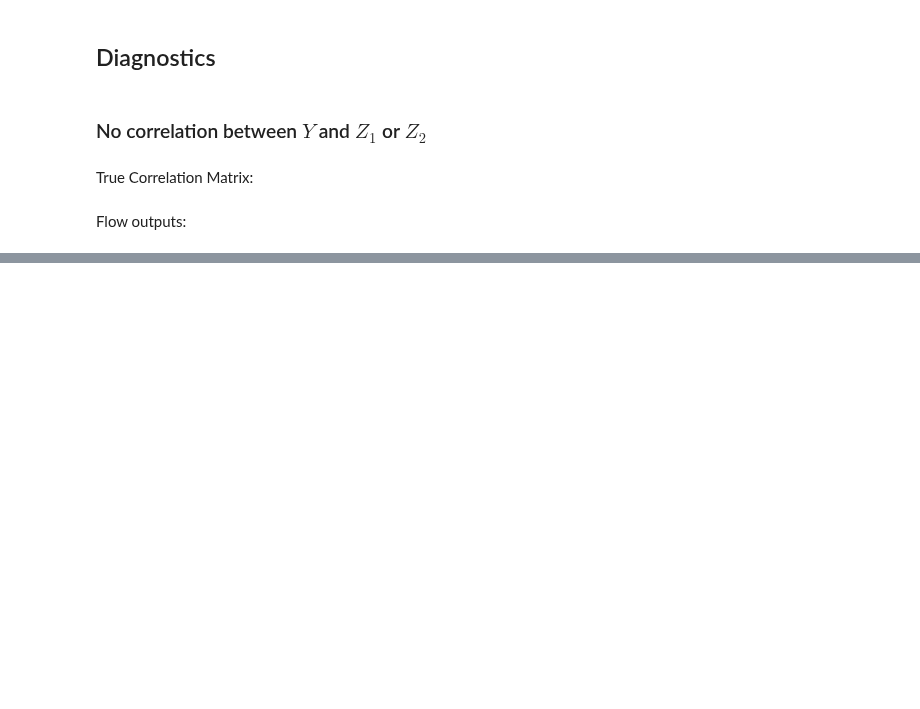
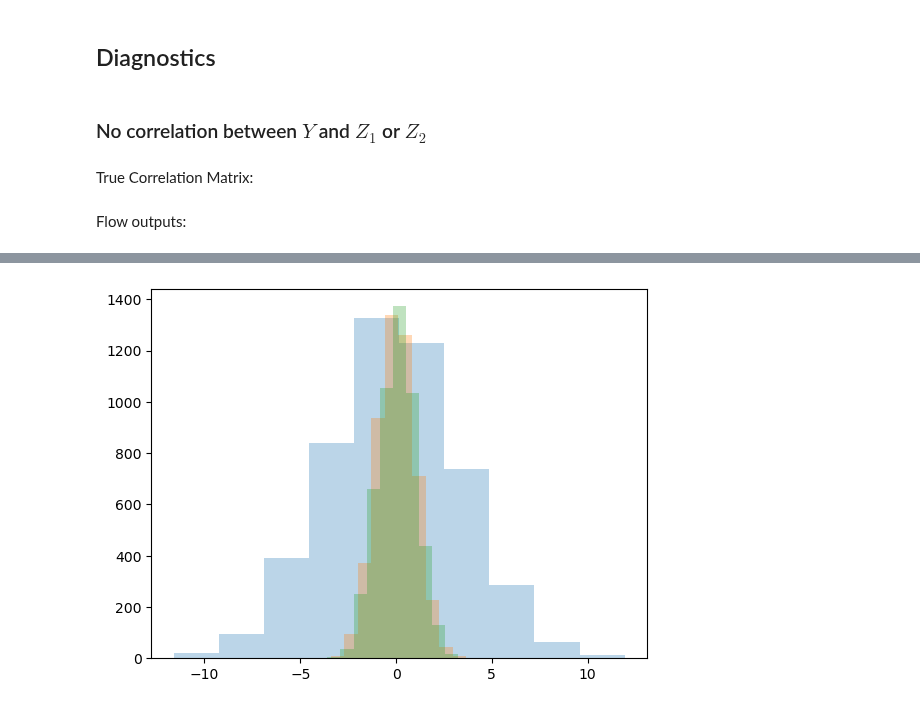
Before and after one commit to llaurabatt/frugal-flows, a Jupyter notebook: validation/Mixed_Data_Frugal_Flows.ipynb, the cells around one changed output, grey strips where cells are left out. Saved outputs shown, nothing was run; the diff lists cells and outputs as text; code cells hidden in the pictures; blank space fills up the shorter version.

```diff
--- a/validation/Mixed_Data_Frugal_Flows.ipynb
+++ b/validation/Mixed_Data_Frugal_Flows.ipynb
@@ -283,0 +418,17 @@ plt.show()
+# %%
+frugal_flow, losses = train_frugal_flow(key=jr.PRNGKey(1),
+    y=Y,
+    u_z=u_z,
+    # u_z=res['u_z_cont'],
+    learning_rate=5e-3,
+    RQS_knots=10,
+    flow_layers=8,
+    nn_width=10,
+    nn_depth=8,
+    batch_size=200,
+    max_patience=100,
+    max_epochs=10000,
+    condition=X
+ )
+# %%
+return_fits(frugal_flow)
@@ -283,0 +443,4 @@ plt.show()
+# %%
+keys = jr.split(jr.PRNGKey(0), 3)
+frugal_flow_samples_0 = frugal_flow.sample(keys[0], condition=jnp.zeros((5000,1))) #
+frugal_flow_samples_1 = frugal_flow.sample(keys[1], condition=jnp.ones((5000,1))) #
@@ -283,0 +449,3 @@ plt.show()
+# %%
+frugal_flow_samples_0 = frugal_flow_samples_0.at[:, 1:].set(jax.scipy.special.ndtri(frugal_flow_samples_0[:, 1:]))
+frugal_flow_samples_1 = frugal_flow_samples_1.at[:, 1:].set(jax.scipy.special.ndtri(frugal_flow_samples_1[:, 1:]))
@@ -283,0 +486,6 @@ plt.show()
+# %%
+plt.hist(frugal_flow_samples_0[:,0], alpha=0.3);
+plt.hist(frugal_flow_samples_0[:,1], alpha=0.3);
+plt.hist(frugal_flow_samples_0[:,2], alpha=0.3);
+# %% [output]
+[figure, added]
```
Also changed, not shown: parts of 36 cells of this notebook.
